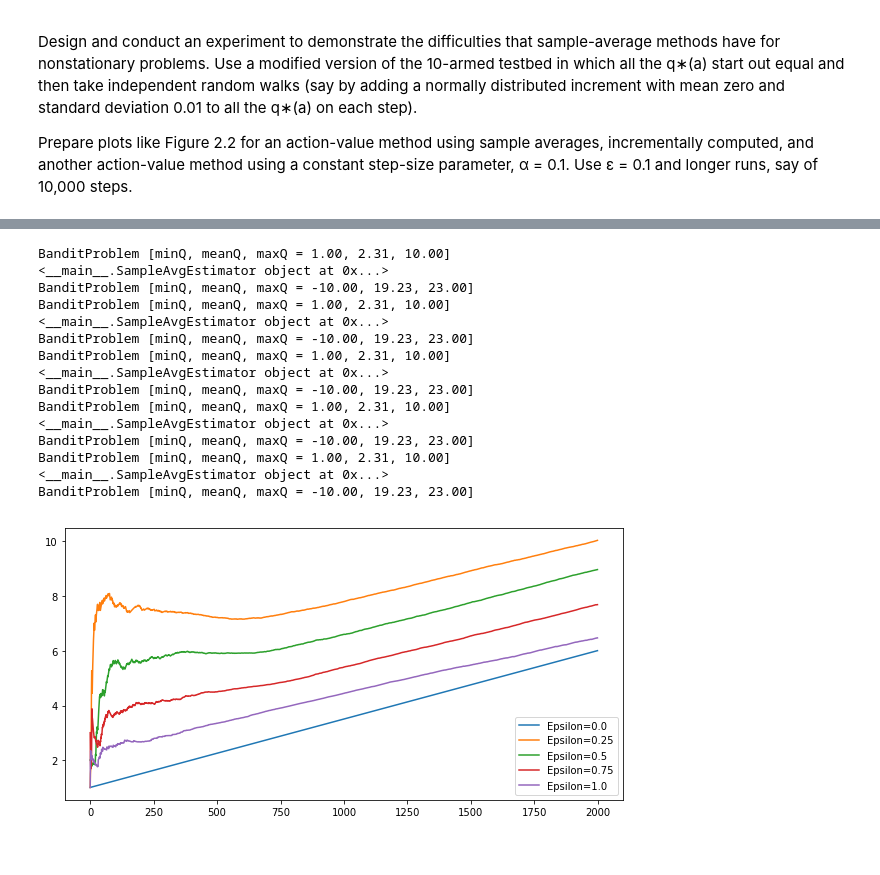
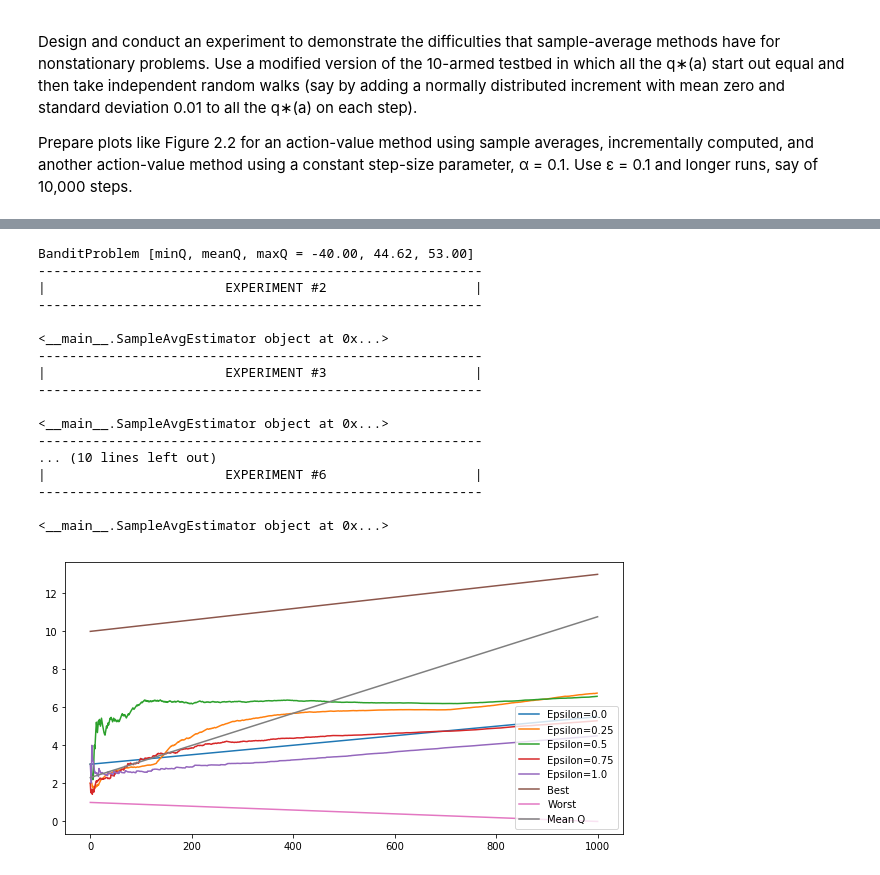
Before and after one commit to gerardsimons/sutton-rl-book, a Jupyter notebook: exercises/Chapter_2.ipynb, the cells around one changed output, grey strips where cells are left out. Drawn from its saved outputs; the diff is of its cells as text; code cells hidden in the pictures.

Commit message:
Some more exercises done in Chapter 2. Programming part with the constant step size seems buggy still. Some exercises left unsolved for now

```diff
--- a/exercises/Chapter_2.ipynb
+++ b/exercises/Chapter_2.ipynb
@@ -219,45 +219,83 @@ BanditProblem [minQ, meanQ, maxQ = 1.00, 2.31, 10.00]
 # %%
-def run_experiments_drift(env, drift):
+# def run_experiments_drift(env, drift):
+
+#     i = 1
+
+#     plt.figure(figsize=(10,5))
+#     max_steps = 2000
+
+#     for ep in np.linspace(0, 1.0, num=5):
+#         env = BanditProblem([1, 1, 1, 2, 2, 3, 10, 3, 2, 2, 1, 1, 1],
+# #                             Q_drift=np.array([0,0,0,0,0,0,-0.01,0,0,0,0,0,0,]))
+# #                             Q_drift=np.array([0.01,0.01,0.01,0.01,0.01,0.01,-0.01,0.01,0.01,0.01,0.01,0.01,0.01]))
+#                             Q_drift=np.array([drift,drift,drift,drift,drift,drift,-drift,drift,drift,drift,drift,drift,drift]))
+#         print(env)
+#         i+=1
+#         est = SampleAvgEstimator(env, ep)
+#         print(str(est))
+#         est.solve(max_steps)
+#         plt.plot(est.avg_rewards, label=f"Epsilon={ep}")
+
+#         print(env)
+
+#     plt.legend(loc=4)
+
+def run_experiments_drift(env, epsilon=0.1):
 
     i = 1
+    print(env)
+    plt.figure(figsize=(10,5))
+    max_steps = 1000
+    epsilon = 0.5
 
-    plt.figure(figsize=(10,5))
-    max_steps = 2000
+    Q_vals = [1, 1, 1, 2, 2, 3, 10, 3, 2, 2, 1, 1, 1]
 
     for ep in np.linspace(0, 1.0, num=5):
-        env = BanditProblem([1, 1, 1, 2, 2, 3, 10, 3, 2, 2, 1, 1, 1],
+
+        i+=1
+
+        drift = 0.01
+        env = BanditProblem(Q_vals,
 #                             Q_drift=np.array([0,0,0,0,0,0,-0.01,0,0,0,0,0,0,]))
 #                             Q_drift=np.array([0.01,0.01,0.01,0.01,0.01,0.01,-0.01,0.01,0.01,0.01,0.01,0.01,0.01]))
-                            Q_drift=np.array([drift,drift,drift,drift,drift,drift,-drift,drift,drift,drift,drift,drift,drift]))
-        print(env)
-        i+=1
+        Q_drift=np.array([drift,drift,drift,drift,drift,drift,-drift,drift,drift,drift,drift,drift,drift]))
         est = SampleAvgEstimator(env, ep)
+
+        print("-"*57)
+        print(f"|\t\t\tEXPERIMENT #{i}\t\t\t|")
+        print("-"*57, "\n")
         print(str(est))
+
         est.solve(max_steps)
         plt.plot(est.avg_rewards, label=f"Epsilon={ep}")
 
-        print(env)
+    plt.plot([0, max_steps], [np.max(Q_vals), env.max_Q()], label="Best")
+    plt.plot([0, max_steps], [np.min(Q_vals), env.min_Q()], label="Worst")
+    plt.plot([0, max_steps], [np.mean(Q_vals), env.mean_Q()], label="Mean Q")
 
     plt.legend(loc=4)
 
+# env = BanditProblem([1, 1, 1, 2, 2, 3, 10, 3, 2, 2, 1, 1, 1])
 run_experiments_drift(env, 0.01)
 # %% [output]
-BanditProblem [minQ, meanQ, maxQ = 1.00, 2.31, 10.00]
+BanditProblem [minQ, meanQ, maxQ = -40.00, 44.62, 53.00]
+---------------------------------------------------------
+|                       EXPERIMENT #2                   |
+---------------------------------------------------------
+
 <__main__.SampleAvgEstimator object at 0x...>
-BanditProblem [minQ, meanQ, maxQ = -10.00, 19.23, 23.00]
-BanditProblem [minQ, meanQ, maxQ = 1.00, 2.31, 10.00]
+---------------------------------------------------------
+|                       EXPERIMENT #3                   |
+---------------------------------------------------------
+
 <__main__.SampleAvgEstimator object at 0x...>
-BanditProblem [minQ, meanQ, maxQ = -10.00, 19.23, 23.00]
-BanditProblem [minQ, meanQ, maxQ = 1.00, 2.31, 10.00]
+---------------------------------------------------------
+... (10 lines left out)
+|                       EXPERIMENT #6                   |
+---------------------------------------------------------
+
 <__main__.SampleAvgEstimator object at 0x...>
-BanditProblem [minQ, meanQ, maxQ = -10.00, 19.23, 23.00]
-BanditProblem [minQ, meanQ, maxQ = 1.00, 2.31, 10.00]
-<__main__.SampleAvgEstimator object at 0x...>
-BanditProblem [minQ, meanQ, maxQ = -10.00, 19.23, 23.00]
-BanditProblem [minQ, meanQ, maxQ = 1.00, 2.31, 10.00]
-<__main__.SampleAvgEstimator object at 0x...>
-BanditProblem [minQ, meanQ, maxQ = -10.00, 19.23, 23.00]
-[figure, old version]
+[figure, new version]
 # %%
 # With decaying epsilon
 
```
Also changed, not shown: parts of 10 cells of this notebook.
